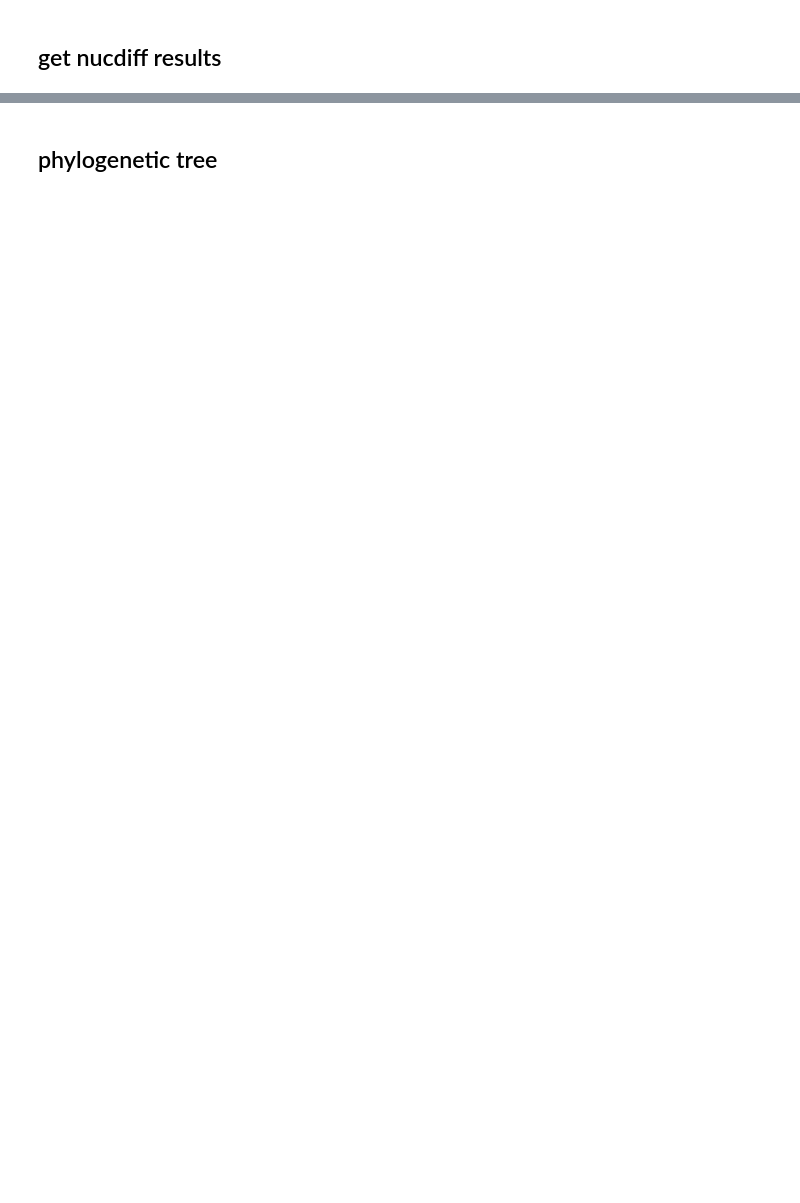
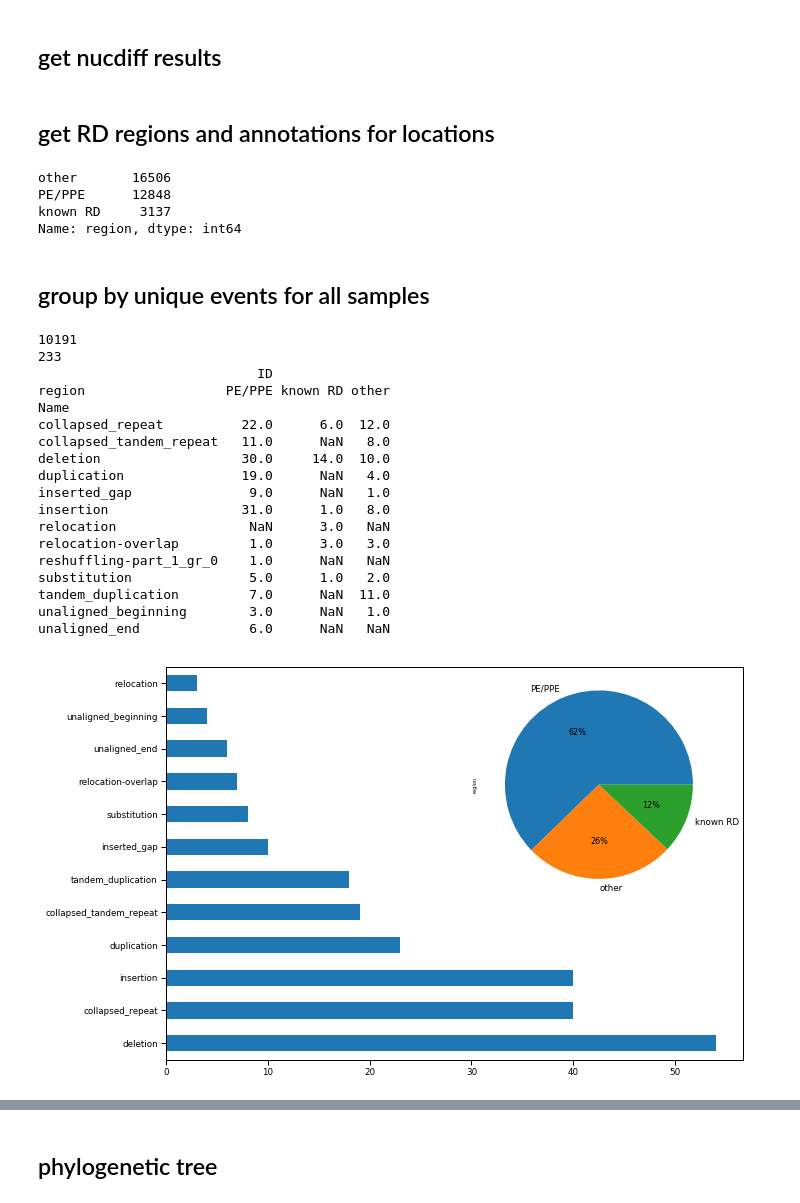
Before and after one commit to dmnfarrell/mtbdiff, a Jupyter notebook: notebooks/bovis_example.ipynb, the cells around one changed output, grey strips where cells are left out. Drawn from its saved outputs; the diff is of its cells as text; code cells hidden in the pictures; blank space fills up the shorter version.

Commit message:
mbovis/bcg analysis

```diff
--- a/notebooks/bovis_example.ipynb
+++ b/notebooks/bovis_example.ipynb
@@ -62,0 +57,71 @@ struct['RD'] = struct.apply(utils.get_region,1)
+# %% [markdown]
+## get RD regions and annotations for locations
+# %%
+reload(utils)
+mtb_feat = utils.get_mtb_features()
+
+struct['RD'] = struct.apply(utils.get_region,1)
+struct['gene'] = struct.apply(lambda x: utils.get_overlapping_annotations(x, mtb_feat), 1)
+rex = re.compile('P+E')
+def get_region_type(x):
+    """Get type of region"""
+    if x.RD != '-':
+        return 'known RD'
+    elif len(rex.findall(str(x.gene)))>0:
+        return 'PE/PPE'
+    else:
+        return 'other'
+
+struct['region'] = struct.apply(get_region_type,1)
+struct.to_csv('mbovis_struct.csv',index=False)
+struct.region.value_counts()
+# %% [output]
+other       16506
+PE/PPE      12848
+known RD     3137
+Name: region, dtype: int64
+# %% [markdown]
+## group by unique events for all samples
+# %%
+struct = pd.read_csv('mbovis_struct.csv')
+struct['region'] = struct.apply(get_region_type,1)
+#print (struct.columns)
+
+fig,ax=plt.subplots(1,1,figsize=(10,6))
+#axs=ax.flat
+x=struct.groupby(['start','end','gene','RD','region','Name'],as_index=False).agg({'ID':np.size,'length':np.mean})
+print (len(x))
+x = x[x['ID']>10]
+x = x.sort_values('ID',ascending=False)
+print (len(x))
+x.to_csv('mbovis_summary.csv',index=False)
+
+x.Name.value_counts()[:12].plot(y='Name',kind='barh',legend=False,ax=ax)
+s = pd.pivot_table(x,index=['Name'],values=['ID'],columns=['region'],aggfunc='count')
+print (s)
+#s.plot(kind='barh',legend=False,width=.9,ax=ax)
+
+p = x.region.value_counts()
+p.plot(y='ID',kind='pie',legend=False,autopct='%1.f%%',ax=ax.inset_axes([0.5, 0.4, 0.5, 0.6]))
+plt.tight_layout()
+fig.savefig('mbovis_struct_stats.svg')
+# %% [output]
+10191
+233
+                            ID
+region                  PE/PPE known RD other
+Name
+collapsed_repeat          22.0      6.0  12.0
+collapsed_tandem_repeat   11.0      NaN   8.0
+deletion                  30.0     14.0  10.0
+duplication               19.0      NaN   4.0
+inserted_gap               9.0      NaN   1.0
+insertion                 31.0      1.0   8.0
+relocation                 NaN      3.0   NaN
+relocation-overlap         1.0      3.0   3.0
+reshuffling-part_1_gr_0    1.0      NaN   NaN
+substitution               5.0      1.0   2.0
+tandem_duplication         7.0      NaN  11.0
+unaligned_beginning        3.0      NaN   1.0
+unaligned_end              6.0      NaN   NaN
+[figure, added]
```
Also changed, not shown: parts of 20 cells of this notebook, 4 other files.
